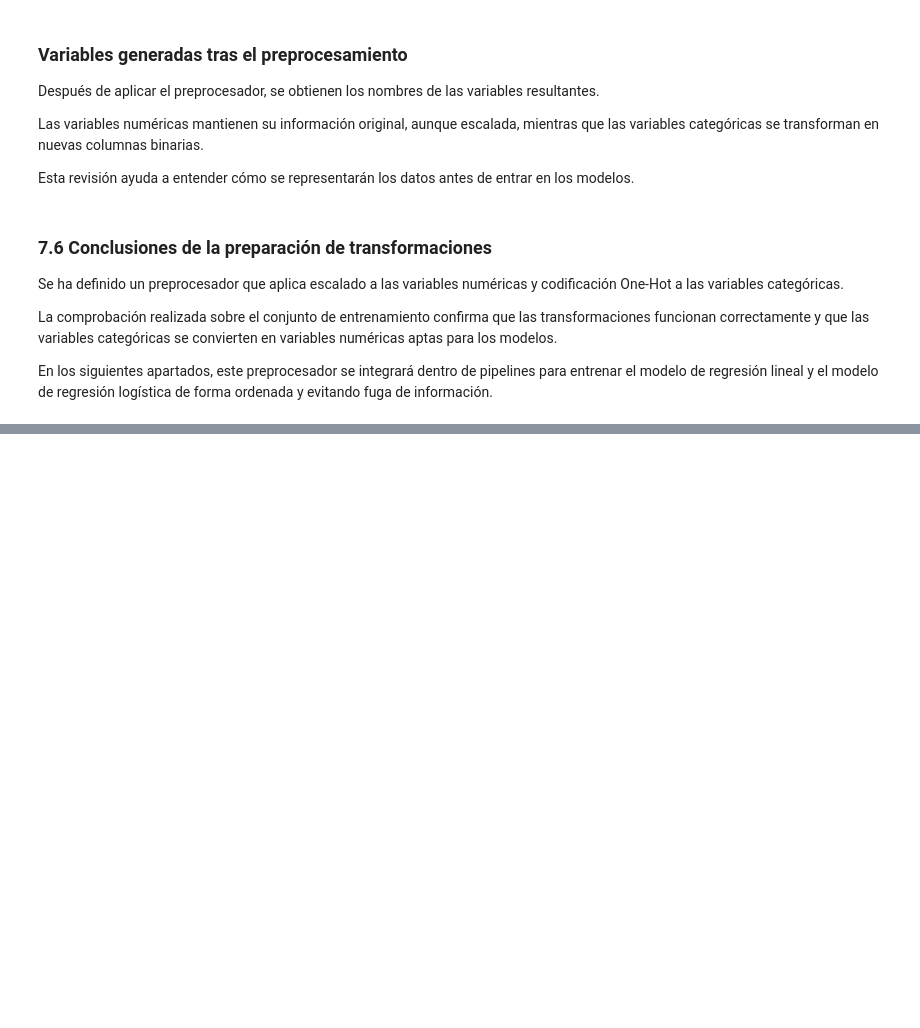
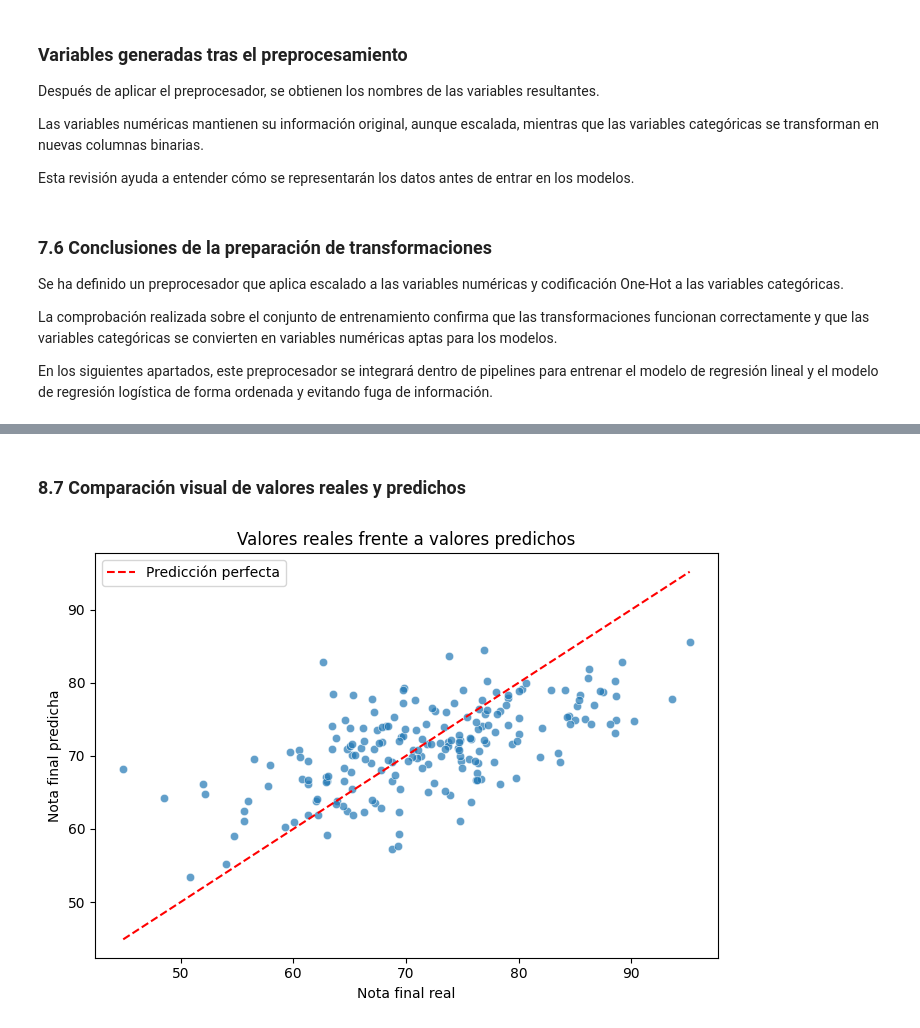
Before and after one commit to juanpamtx/Proyecto_08_DS.Machine_learning_regresion_y_clasificacion, a Jupyter notebook: Notebook/03_modelado_regresion_clasificacion.ipynb, the cells around one changed output, grey strips where cells are left out. Drawn from its saved outputs; the diff is of its cells as text; code cells hidden in the pictures; blank space fills up the shorter version.

Commit message:
modelo regresion lineal y evaluacion

```diff
--- a/Notebook/03_modelado_regresion_clasificacion.ipynb
+++ b/Notebook/03_modelado_regresion_clasificacion.ipynb
@@ -489,0 +500,11 @@ En los siguientes apartados, este preprocesador se integrará dentro de pipeline
+# %%
+# Creación del pipeline para el modelo de regresión lineal
+pipeline_regresion = Pipeline(
+    steps=[
+        ("preprocesamiento", preprocesador),
+        ("modelo", LinearRegression())
+    ]
+)
+
+# Mostramos la estructura del pipeline
+pipeline_regresion
@@ -489,0 +539,5 @@ En los siguientes apartados, este preprocesador se integrará dentro de pipeline
+# %%
+# Entrenamiento del pipeline de regresión con el conjunto de entrenamiento
+pipeline_regresion.fit(X_train_reg, y_train_reg)
+
+print("Modelo de regresión lineal entrenado correctamente.")
@@ -489,0 +556,6 @@ En los siguientes apartados, este preprocesador se integrará dentro de pipeline
+# %%
+# Predicciones sobre el conjunto de prueba
+y_pred_reg = pipeline_regresion.predict(X_test_reg)
+
+# Mostramos las primeras predicciones
+y_pred_reg[:10]
@@ -489,0 +683,10 @@ En los siguientes apartados, este preprocesador se integrará dentro de pipeline
+# %% [markdown]
+### 8.7 Comparación visual de valores reales y predichos
+# %%
+# Comparación visual de las notas reales y las notas predichas
+graficar_reales_predichos(
+    y_test_reg,
+    y_pred_reg
+)
+# %% [output]
+[figure, added]
```
Also changed, not shown: parts of 31 cells of this notebook, 4 other files.
